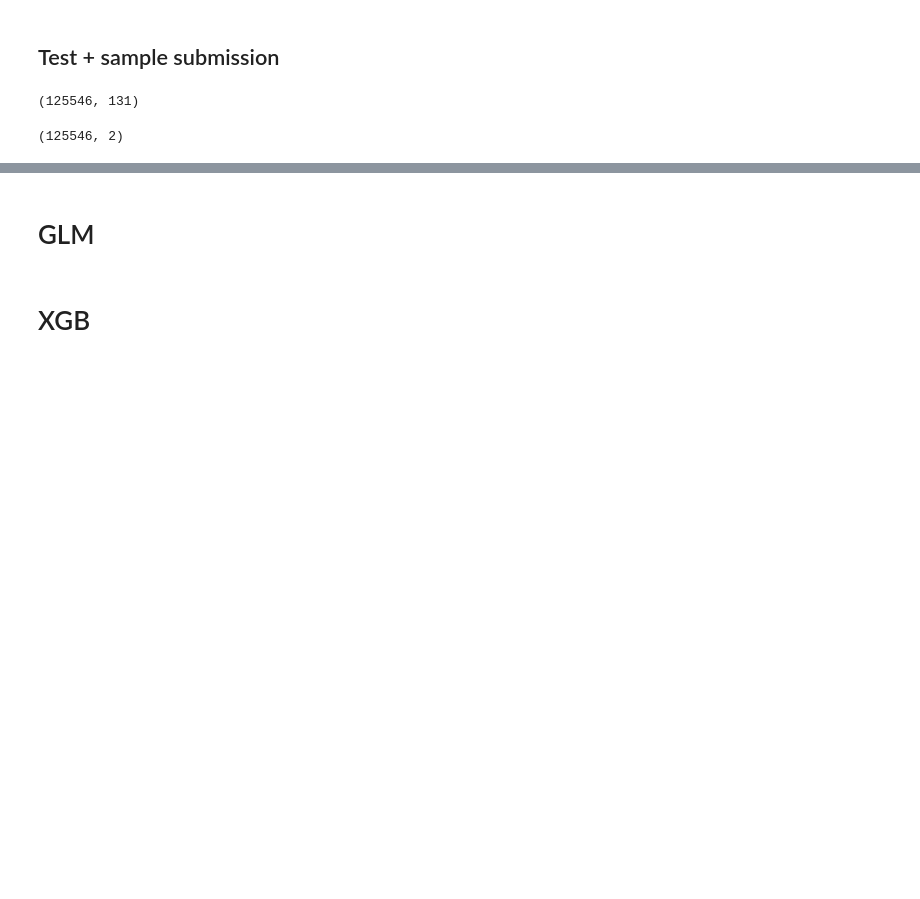
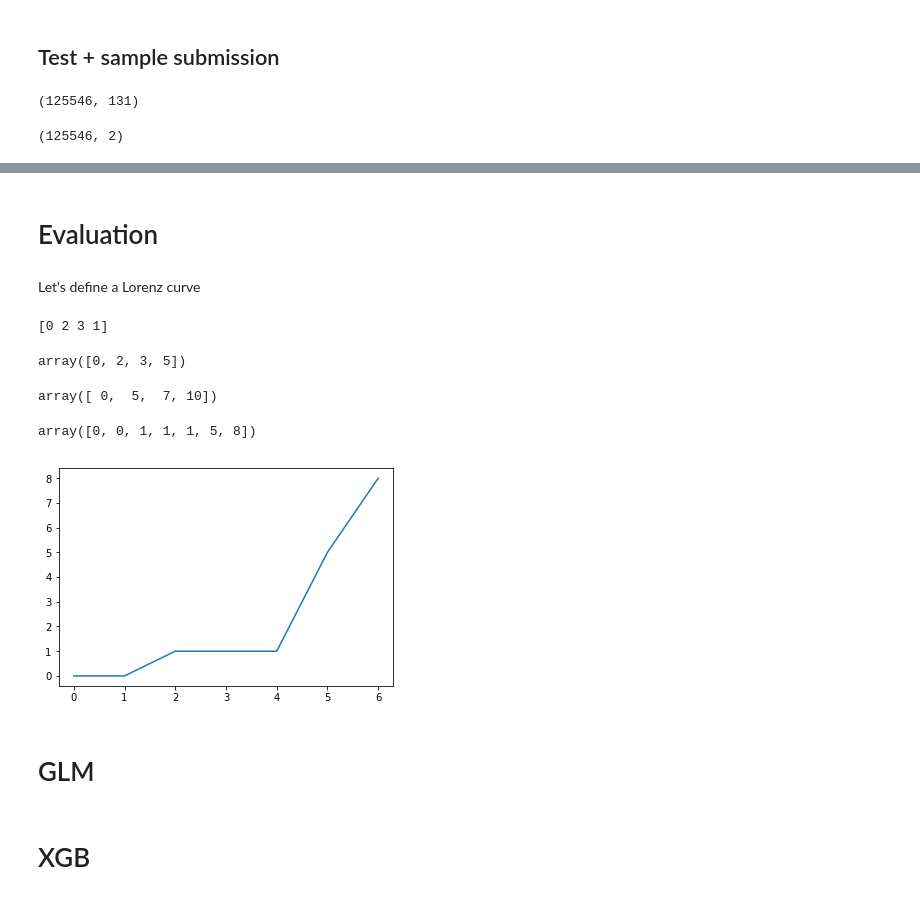
Before and after one commit to WoutAarts/portfolio, a Jupyter notebook: kaggle_insurance.ipynb, the cells around one changed output, grey strips where cells are left out. Drawn from its saved outputs; the diff is of its cells as text; code cells hidden in the pictures; blank space fills up the shorter version.

```diff
--- a/kaggle_insurance.ipynb
+++ b/kaggle_insurance.ipynb
@@ -92,3 +164,43 @@ assert pd.Series(test['id'] == sample_submission['id']).all()
+# %% [markdown]
+# Evaluation
+# %% [markdown]
+Let's define a Lorenz curve
+# %%
+
+l = [0,5,2,3]
+print(np.argsort(l))
+
+np.array(l)[np.argsort(l)]
+# %% [output]
+[0 2 3 1]
+array([0, 2, 3, 5])
+# %%
+np.array(l).cumsum()
+# %% [output]
+array([ 0,  5,  7, 10])
+# %%
+def lorenz_curve(risk_proxy, loss):
+    idx = np.argsort(risk_proxy)
+
+    ordered_loss = loss[idx]
+    cum_loss =  ordered_loss.cumsum()
+
+    return cum_loss
+
+risk_proxy_example = np.array([1,2,4,6,4,2,1])
+loss_example = np.array([0,1,0,3,4,0,0,])
+
+lorenz_curve(risk_proxy_example, loss_example)
+# %% [output]
+array([0, 0, 1, 1, 1, 5, 8])
+# %%
+fig, ax = plt.subplots()
+
+y = lorenz_curve(risk_proxy_example, loss_example)
+
+ax.plot(np.arange(len(y)), y);
+# %% [output]
+[figure, added]
 # %% [markdown]
 # GLM
 # %% [markdown]
```
Also changed, not shown: parts of 13 cells of this notebook.
